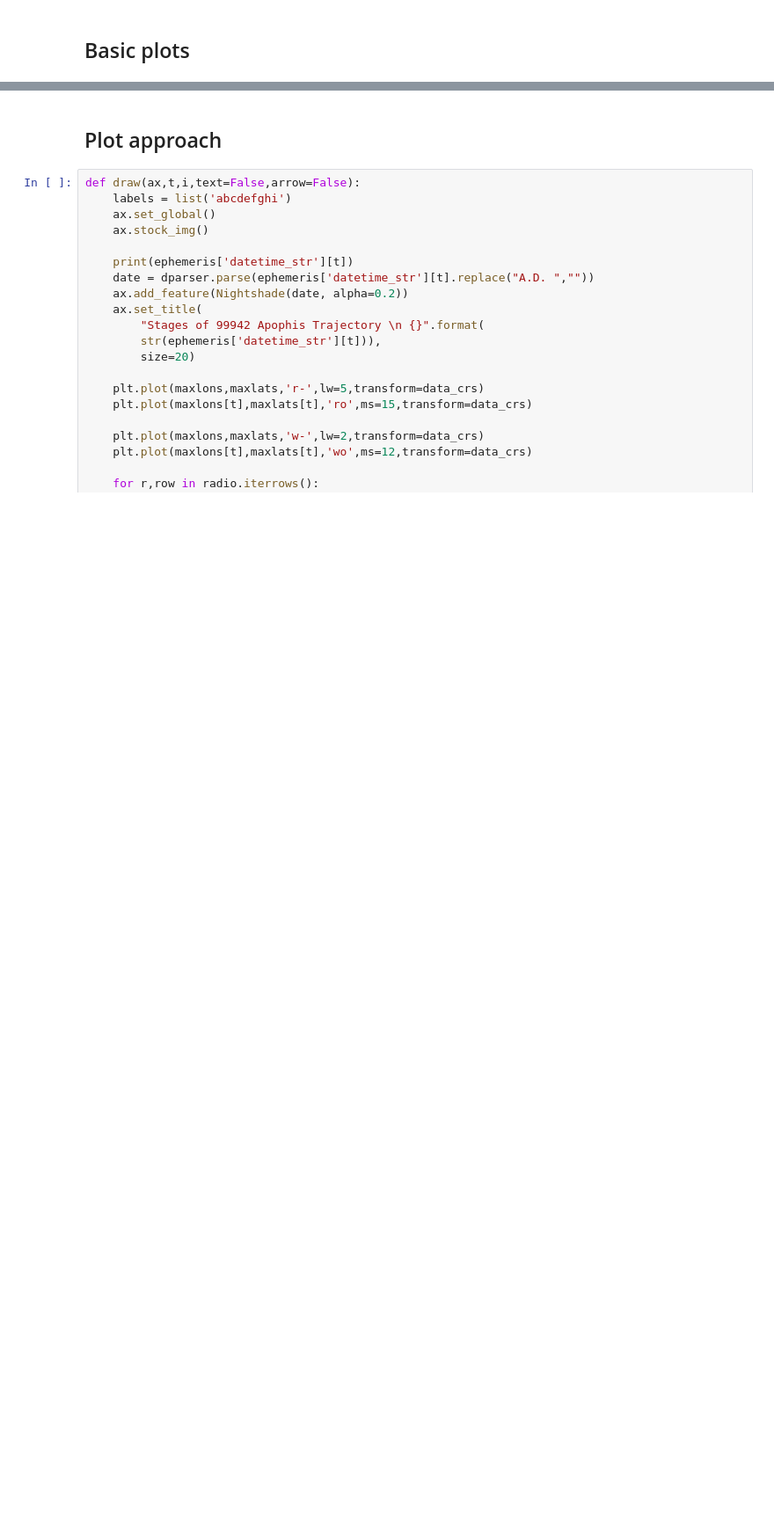
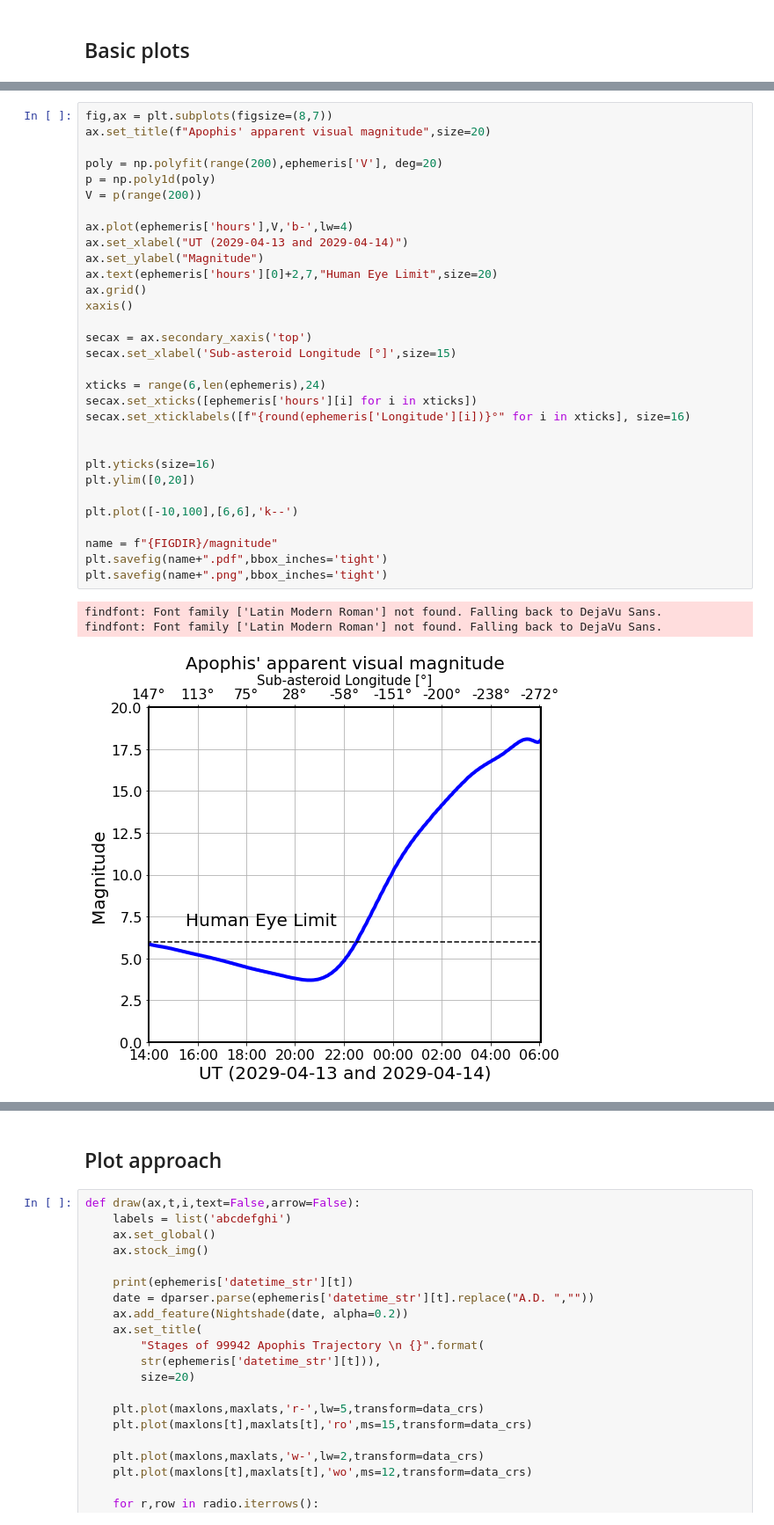
Before and after one commit to seap-udea/Apophis2029, a Jupyter notebook: ApproachingPlots.ipynb, the cells around one changed output, grey strips where cells are left out. Shown at 88% size. Cells and saved outputs as stored; diff of their text form; blank space fills up the shorter version.

```diff
--- a/ApproachingPlots.ipynb
+++ b/ApproachingPlots.ipynb
@@ -207,0 +219,35 @@ FileNotFoundError: ignored
+# %%
+fig,ax = plt.subplots(figsize=(8,7))
+ax.set_title(f"Apophis' apparent visual magnitude",size=20)
+
+poly = np.polyfit(range(200),ephemeris['V'], deg=20)
+p = np.poly1d(poly)
+V = p(range(200))
+
+ax.plot(ephemeris['hours'],V,'b-',lw=4)
+ax.set_xlabel("UT (2029-04-13 and 2029-04-14)")
+ax.set_ylabel("Magnitude")
+ax.text(ephemeris['hours'][0]+2,7,"Human Eye Limit",size=20)
+ax.grid()
+xaxis()
+
+secax = ax.secondary_xaxis('top')
+secax.set_xlabel('Sub-asteroid Longitude [°]',size=15)
+
+xticks = range(6,len(ephemeris),24)
+secax.set_xticks([ephemeris['hours'][i] for i in xticks])
+secax.set_xticklabels([f"{round(ephemeris['Longitude'][i])}°" for i in xticks], size=16)
+
+
+plt.yticks(size=16)
+plt.ylim([0,20])
+
+plt.plot([-10,100],[6,6],'k--')
+
+name = f"{FIGDIR}/magnitude"
+plt.savefig(name+".pdf",bbox_inches='tight')
+plt.savefig(name+".png",bbox_inches='tight')
+# %% [output]
+findfont: Font family ['Latin Modern Roman'] not found. Falling back to DejaVu Sans.
+findfont: Font family ['Latin Modern Roman'] not found. Falling back to DejaVu Sans.
+[figure, added]
```
Also changed, not shown: parts of 10 cells of this notebook, 1 other file.
